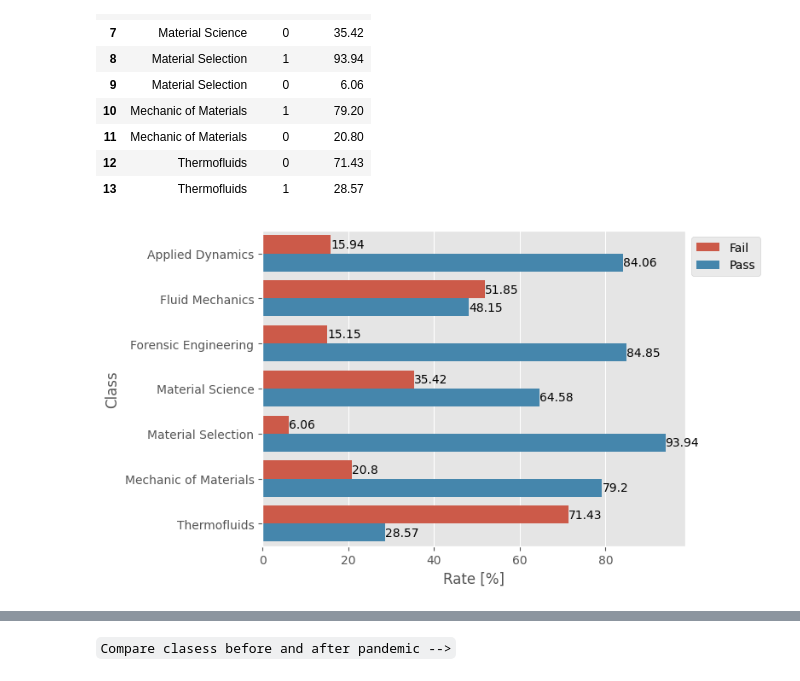
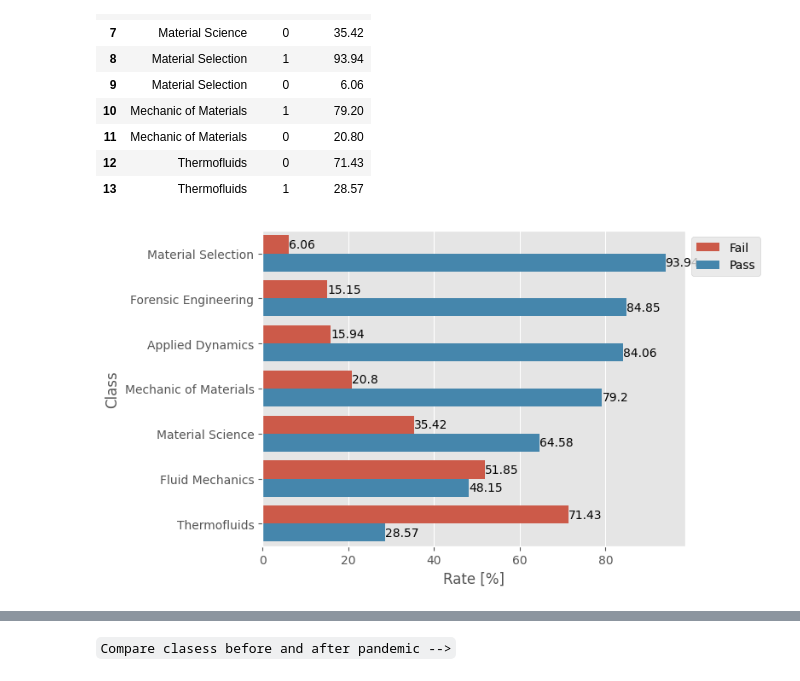
Before and after one commit to alejo1630/grades_college_analysis, a Jupyter notebook: grades.ipynb, the cells around one changed output, grey strips where cells are left out. Saved outputs shown, nothing was run; the diff lists cells and outputs as text; code cells hidden in the pictures.

Commit message:
Deep data

```diff
--- a/grades.ipynb
+++ b/grades.ipynb
@@ -357,17 +377,17 @@ df_pass_rate_class
 | 12 | Thermofluids | 0 | 71.43 |
 | 13 | Thermofluids | 1 | 28.57 |
 # %%
-ax = sns.barplot(data = df_pass_rate_class, x = "proportion", y = "Class", hue = "Pass")
+ax = sns.barplot(data = df_pass_rate_class.sort_values(by = ["Pass","proportion"], ascending = False), x = "proportion", y = "Class", hue = "Pass")
 
 legend_handles, labels = ax.get_legend_handles_labels()
 ax.legend(legend_handles, ["Fail", "Pass"],
           bbox_to_anchor=(1,1))
 
 
 for label in ax.containers:
     ax.bar_label(label)
 
 plt.xlabel("Rate [%]")
 plt.show()
 # %% [output]
-[figure, old version]
+[figure, new version]
```
Also changed, not shown: parts of 23 cells of this notebook.
